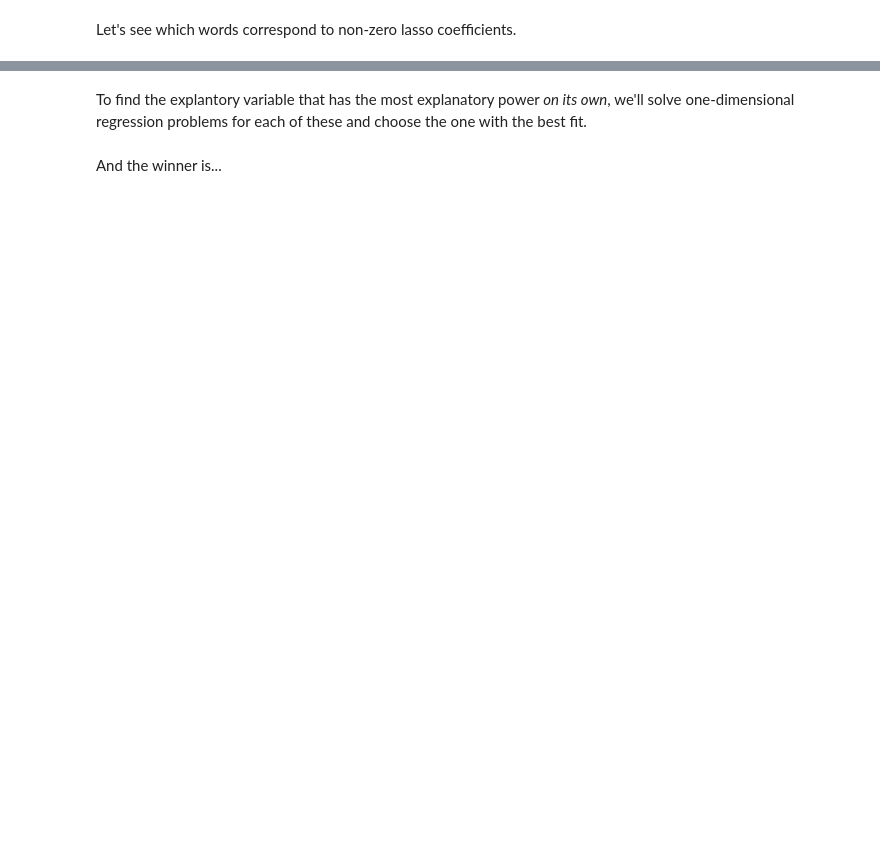
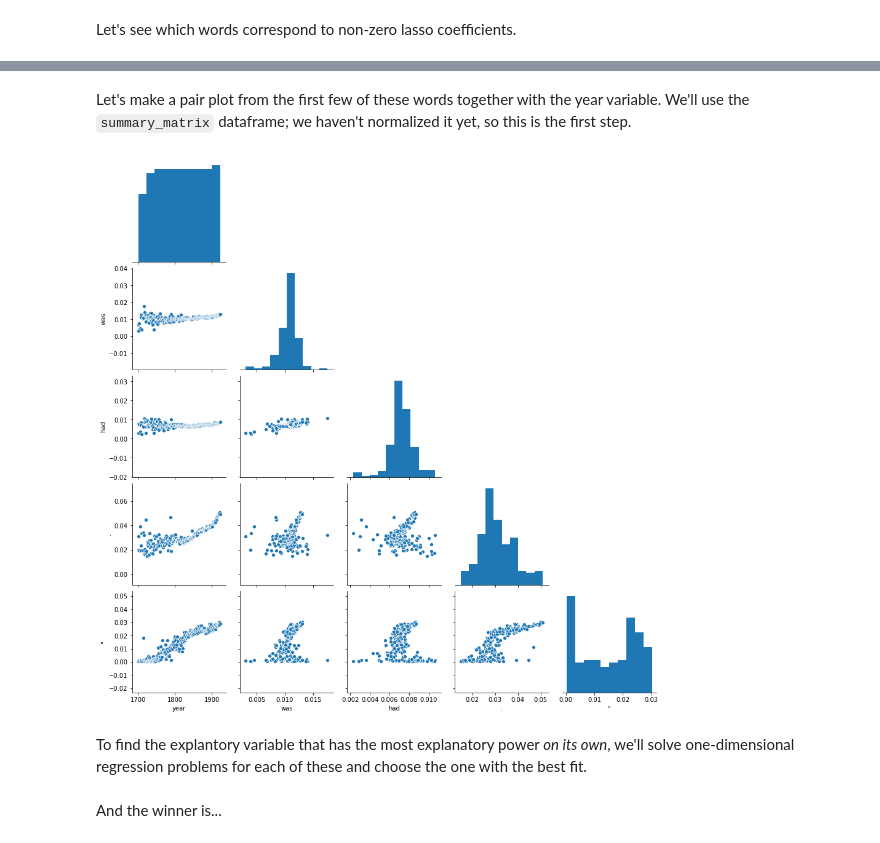
Before and after one commit to bencwallace/doc2date, a Jupyter notebook: doc2date.ipynb, the cells around one changed output, grey strips where cells are left out. Drawn from its saved outputs; the diff is of its cells as text; code cells hidden in the pictures; blank space fills up the shorter version.

```diff
--- a/doc2date.ipynb
+++ b/doc2date.ipynb
@@ -71,6 +98,0 @@ We'd like to organize this data into a term frequency matrix with rows correspon
-# %%
-token2word = dict(enumerate(htrc['word'].unique()))
-word2token = { v: k for k, v in token2word.items() }
-
-vocab_size = len(token2word)
-htrc['token'] = htrc['word'].map(word2token)
@@ -285,3 +290,13 @@ Relevant features:
+# %% [markdown]
+Let's make a pair plot from the first few of these words together with the year variable. We'll use the `summary_matrix` dataframe; we haven't normalized it yet, so this is the first step.
+# %%
+summary_matrix_norm = summary_matrix.apply(lambda row: row / row.sum(), axis=1)
+summary_matrix_norm.columns = [token2word[t] for t in summary_matrix_norm.columns]
+summary_matrix_norm['year'] = summary_matrix_norm.index
+
+_ = sns.pairplot(summary_matrix_norm, vars=['year'] + important_words[-4:], corner=True)
+# %% [output]
+[figure, added]
 # %% [markdown]
 To find the explantory variable that has the most explanatory power *on its own*, we'll solve one-dimensional regression problems for each of these and choose the one with the best fit.
 # %%
```
Also changed, not shown: parts of 48 cells of this notebook.
